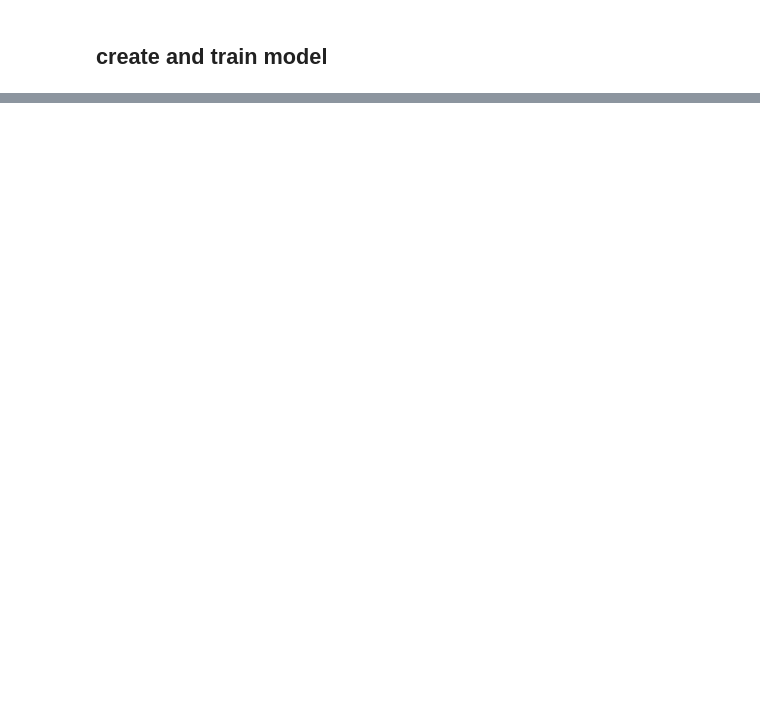
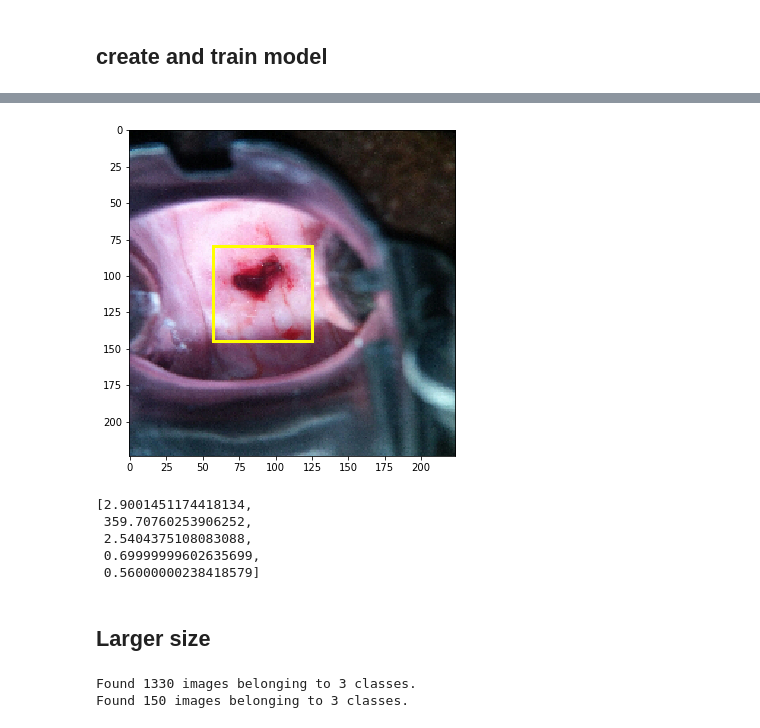
Before and after one commit to chicm/cnnpractices, a Jupyter notebook: cervc/bbox.ipynb, the cells around one changed output, grey strips where cells are left out. Cells and saved outputs as stored; diff of their text form; code cells hidden in the pictures; blank space fills up the shorter version.

```diff
--- a/cervc/bbox.ipynb
+++ b/cervc/bbox.ipynb
@@ -291,0 +335,4 @@ print val_bbox[0]
+# %%
+model.optimizer.lr = 1e-3
+model.fit(conv_feat, [trn_bbox, trn_labels], batch_size=batch_size, nb_epoch=3,
+             validation_data=(conv_val_feat, [val_bbox, val_labels]))
@@ -291,0 +387,22 @@ print val_bbox[0]
+# %%
+pred_test = model.predict(conv_test_feat[0:100])
+# %%
+def show_bb_test_pred(i):
+    #bb = val_bbox[i]
+    bb_pred = pred_test[0][i]
+    plt.figure(figsize=(6,6))
+    plot(test[i])
+    ax=plt.gca()
+    ax.add_patch(create_rect(bb_pred, 'yellow'))
+    #ax.add_patch(create_rect(bb))
+show_bb_test_pred(54)
+# %% [output]
+[figure, added]
+# %%
+model.evaluate(conv_val_feat, [val_bbox, val_labels])
+# %% [output]
+[2.9001451174418134,
+ 359.70760253906252,
+ 2.5404375108083088,
+ 0.69999999602635699,
+ 0.56000000238418579]
@@ -291,0 +413,8 @@ print val_bbox[0]
+# %% [markdown]
+## Larger size
+# %%
+trn = get_data(TRAIN_DIR, (640,640))
+val = get_data(VALID_DIR, (640,640))
+# %% [output]
+Found 1330 images belonging to 3 classes.
+Found 150 images belonging to 3 classes.
```
Also changed, not shown: parts of 51 cells of this notebook, 12 other files.
